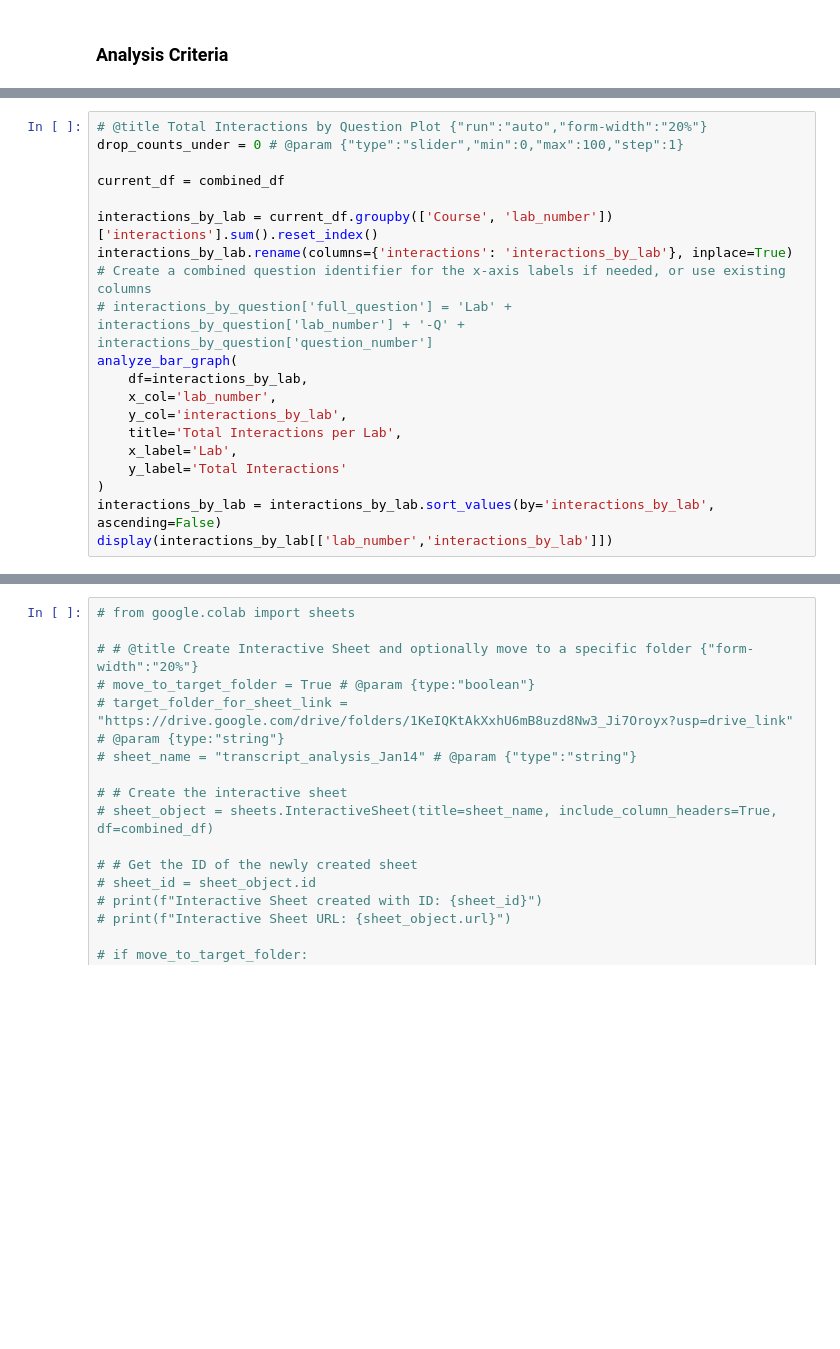
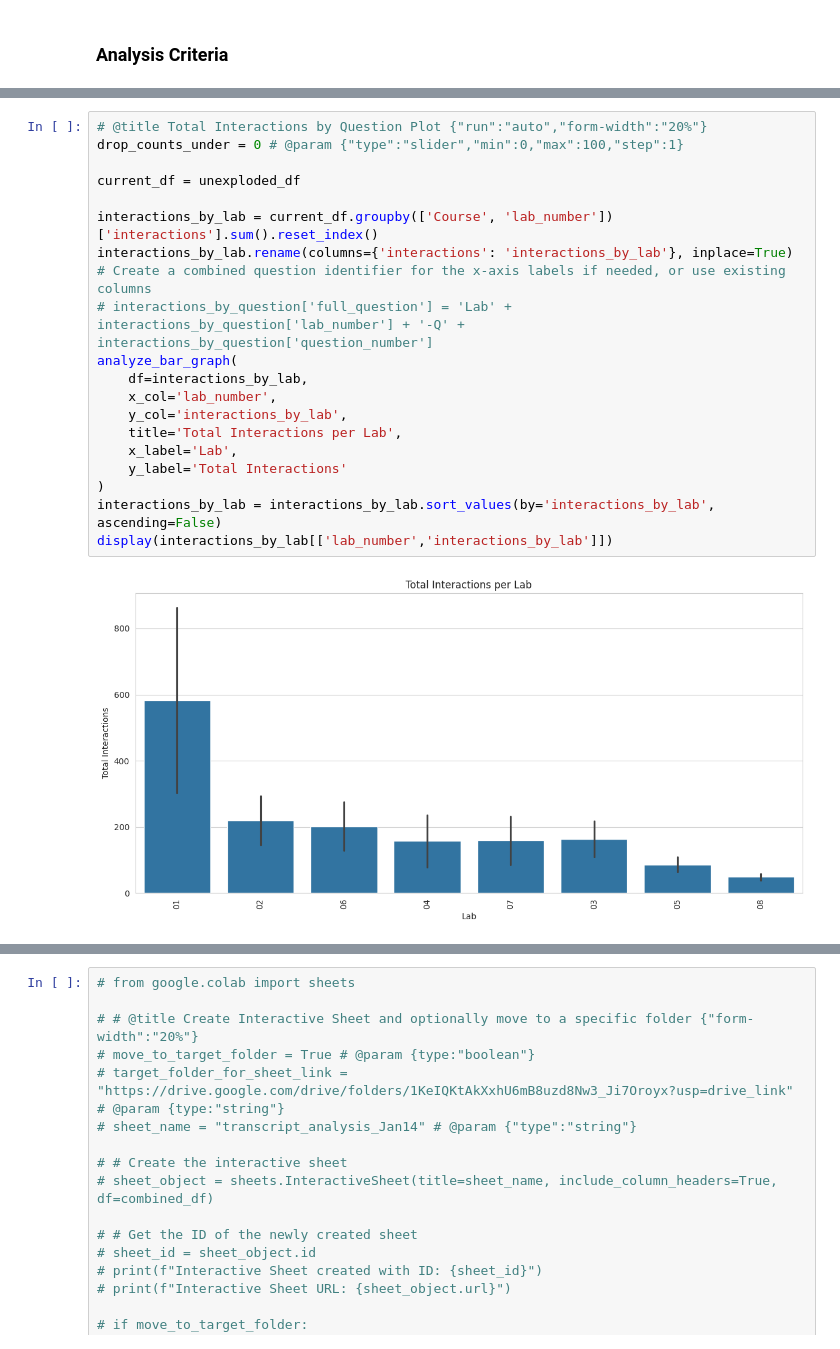
Before and after one commit to PeaceAndLongLife/Analysis-Colab, a Jupyter notebook: notebooks/Data_transcript_statistics.ipynb, the cells around one changed output, grey strips where cells are left out. Cells and saved outputs as stored; diff of their text form; blank space fills up the shorter version.

```diff
--- a/notebooks/Data_transcript_statistics.ipynb
+++ b/notebooks/Data_transcript_statistics.ipynb
@@ -618,20 +1057,22 @@ display(interactions_by_user[interactions_by_user['interactions']>795][['user','
 # %%
 # @title Total Interactions by Question Plot {"run":"auto","form-width":"20%"}
 drop_counts_under = 0 # @param {"type":"slider","min":0,"max":100,"step":1}
 
-current_df = combined_df
+current_df = unexploded_df
 
 interactions_by_lab = current_df.groupby(['Course', 'lab_number'])['interactions'].sum().reset_index()
 interactions_by_lab.rename(columns={'interactions': 'interactions_by_lab'}, inplace=True)
 # Create a combined question identifier for the x-axis labels if needed, or use existing columns
 # interactions_by_question['full_question'] = 'Lab' + interactions_by_question['lab_number'] + '-Q' + interactions_by_question['question_number']
 analyze_bar_graph(
     df=interactions_by_lab,
     x_col='lab_number',
     y_col='interactions_by_lab',
     title='Total Interactions per Lab',
     x_label='Lab',
     y_label='Total Interactions'
 )
 interactions_by_lab = interactions_by_lab.sort_values(by='interactions_by_lab', ascending=False)
 display(interactions_by_lab[['lab_number','interactions_by_lab']])
+# %% [output]
+[figure, added]
```
Also changed, not shown: parts of 24 cells of this notebook.
